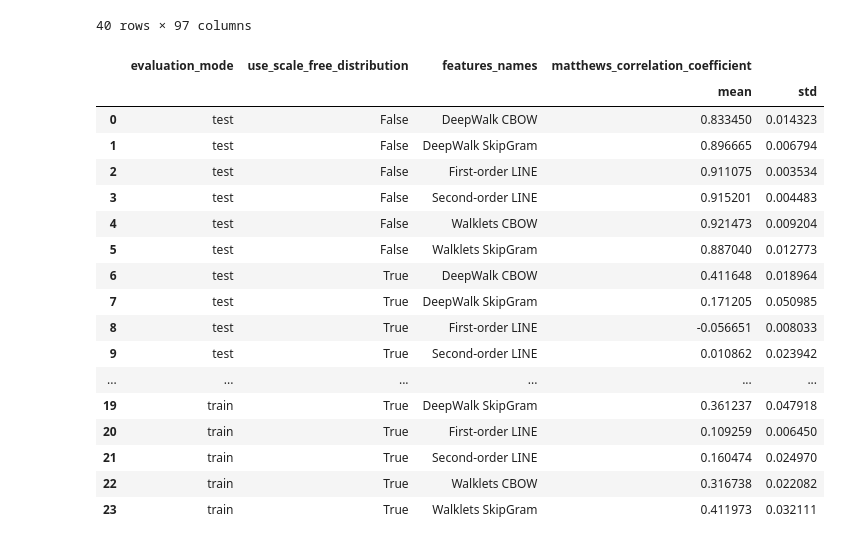
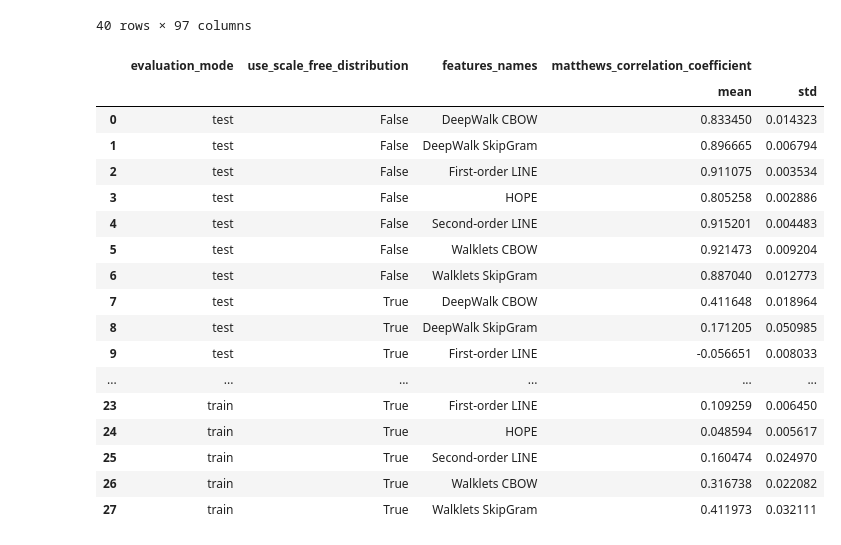
Before and after one commit to justaddcoffee/dans_kg_idg, a Jupyter notebook: dans_kg_idg.ipynb, the cells around one changed output. Drawn from its saved outputs; the diff is of its cells as text; code cells hidden in the pictures.

```diff
--- a/dans_kg_idg.ipynb
+++ b/dans_kg_idg.ipynb
@@ -208,42 +205,42 @@ df[df["features_names"] == "HOPE"]
 # %%
 from glob import glob
 paths = glob("experiments/Ed*/KGIDG/*gz")
 paths
 import pandas as pd
 df = pd.concat([pd.read_csv(path, index_col=0) for path in paths]).reset_index(drop=True)
 df.to_csv("dans_kg_idg_raw_data.csv")
 gb = ['evaluation_mode', 'use_scale_free_distribution', 'features_names',
       # "('model_parameters', 'use_scale_free_distribution')",  "('features_parameters', 'use_scale_free_distribution')"]
      ]
 metrics = ['matthews_correlation_coefficient']
 df = df[df["('model_parameters', 'use_scale_free_distribution')"] == False]
-df = df[(df["('features_parameters', 'use_scale_free_distribution')"] == False)]
+df = df[(df["('features_parameters', 'use_scale_free_distribution')"] == False) | (df['features_names'] == 'HOPE')]
 
 sf_df = df[[*gb, *metrics]].groupby(gb).agg(['mean', 'std'])
 sf_df.to_csv("dans_kg_idg_data.csv")
 sf_df
 data = sf_df
 data = data.reset_index()
 data
 # %% [output]
 |  | evaluation_mode | use_scale_free_distribution | features_names | matthews_correlation_coefficient |  |
 |  |  |  |  | mean | std |
 | 0 | test | False | DeepWalk CBOW | 0.833450 | 0.014323 |
 | 1 | test | False | DeepWalk SkipGram | 0.896665 | 0.006794 |
 | 2 | test | False | First-order LINE | 0.911075 | 0.003534 |
-| 3 | test | False | Second-order LINE | 0.915201 | 0.004483 |
-| 4 | test | False | Walklets CBOW | 0.921473 | 0.009204 |
-| 5 | test | False | Walklets SkipGram | 0.887040 | 0.012773 |
-| 6 | test | True | DeepWalk CBOW | 0.411648 | 0.018964 |
-| 7 | test | True | DeepWalk SkipGram | 0.171205 | 0.050985 |
-| 8 | test | True | First-order LINE | -0.056651 | 0.008033 |
-| 9 | test | True | Second-order LINE | 0.010862 | 0.023942 |
+| 3 | test | False | HOPE | 0.805258 | 0.002886 |
+| 4 | test | False | Second-order LINE | 0.915201 | 0.004483 |
+| 5 | test | False | Walklets CBOW | 0.921473 | 0.009204 |
+| 6 | test | False | Walklets SkipGram | 0.887040 | 0.012773 |
+| 7 | test | True | DeepWalk CBOW | 0.411648 | 0.018964 |
+| 8 | test | True | DeepWalk SkipGram | 0.171205 | 0.050985 |
+| 9 | test | True | First-order LINE | -0.056651 | 0.008033 |
 | ... | ... | ... | ... | ... | ... |
-| 19 | train | True | DeepWalk SkipGram | 0.361237 | 0.047918 |
-| 20 | train | True | First-order LINE | 0.109259 | 0.006450 |
-| 21 | train | True | Second-order LINE | 0.160474 | 0.024970 |
-| 22 | train | True | Walklets CBOW | 0.316738 | 0.022082 |
-| 23 | train | True | Walklets SkipGram | 0.411973 | 0.032111 |
+| 23 | train | True | First-order LINE | 0.109259 | 0.006450 |
+| 24 | train | True | HOPE | 0.048594 | 0.005617 |
+| 25 | train | True | Second-order LINE | 0.160474 | 0.024970 |
+| 26 | train | True | Walklets CBOW | 0.316738 | 0.022082 |
+| 27 | train | True | Walklets SkipGram | 0.411973 | 0.032111 |
 # %%
 # Plotting
 import matplotlib.pyplot as plt
```
Also changed, not shown: parts of 2 cells of this notebook, 1 other file.
